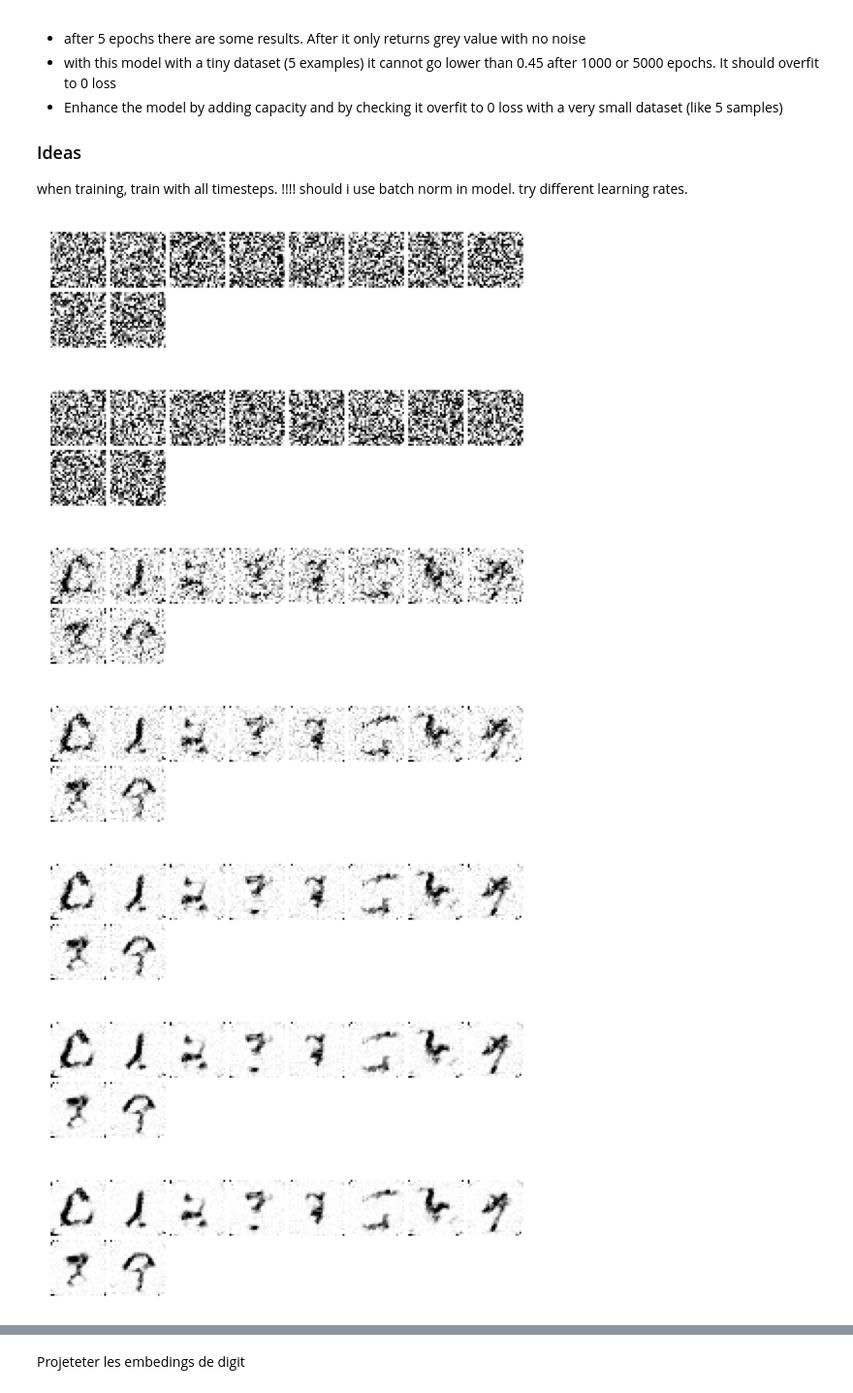
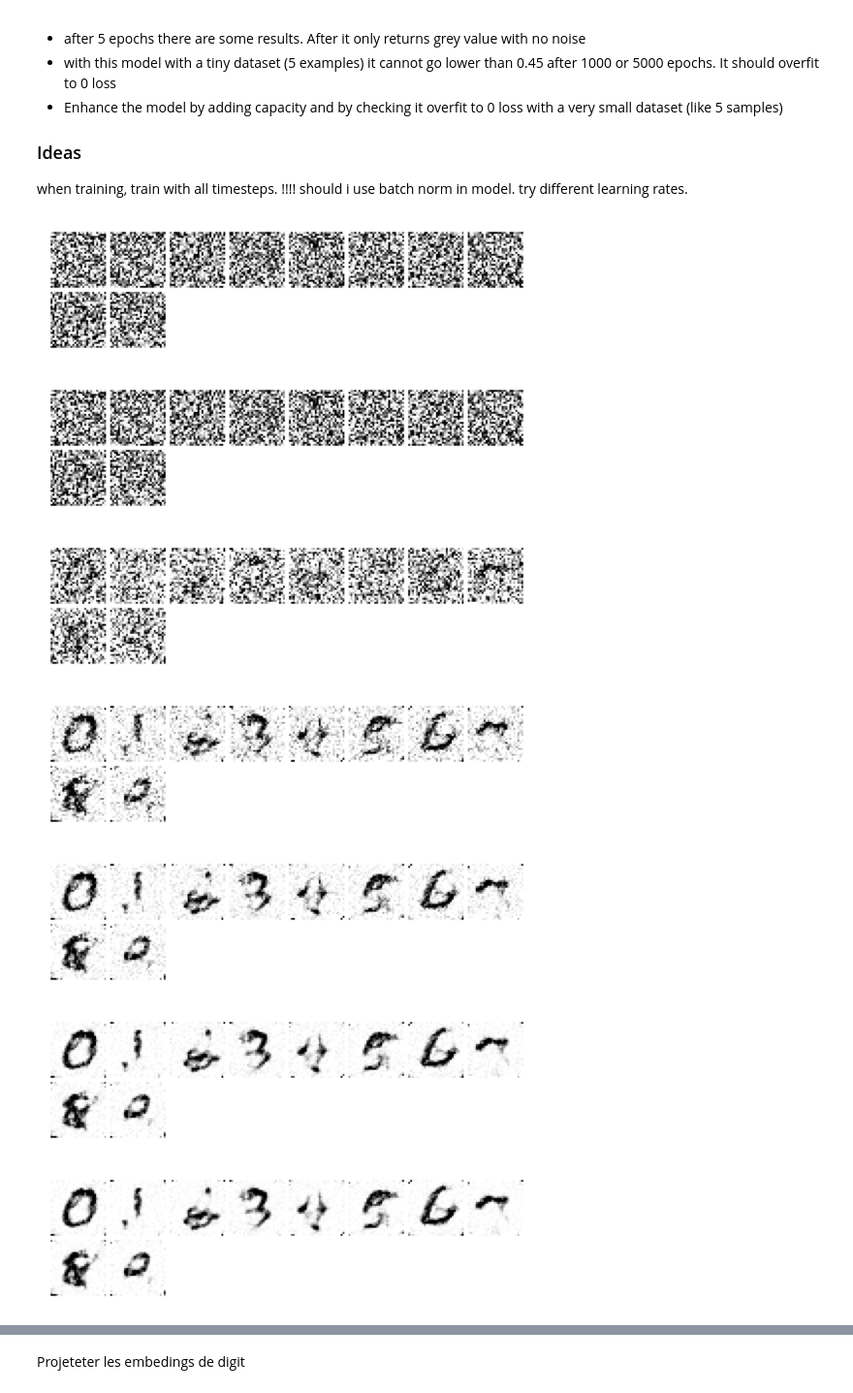
Before and after one commit to jean-kunz/cop_diffusion, a Jupyter notebook: nbks/diffusion_from_scratch.ipynb, the cells around one changed output, grey strips where cells are left out. Shown at 97% size. Cells and saved outputs as stored; diff of their text form; code cells hidden in the pictures.

Commit message:
update with 500 timesteps

```diff
--- a/nbks/diffusion_from_scratch.ipynb
+++ b/nbks/diffusion_from_scratch.ipynb
@@ -770,7 +775,7 @@ def train_model(
                 )
                 hooks = register_hooks()
 # %%
-num_time_steps = 1000
+num_time_steps = 500
 scheduler = DDPMScheduler(num_time_steps=num_time_steps, type="linear", device=device)
 
 batch_size = 512
@@ -778,8 +783,8 @@ log_interval = 50
 
 use_tiny_dataset = False
 model_id = "SimpleDiffusionModel"
-model_version = "0.12"
-use_tiny_dataset = True
+model_version = "0.13"
+use_tiny_dataset = False
 n_epochs = 10
 last_epoch_nb = 0
 ic.disable()
@@ -811,7 +816,7 @@ train_dataloader = DataLoader(train_dataset, batch_size=8, shuffle=True)
 x, y = next(iter(train_dataloader))
 x = x.to(device)
 y = y.to(device)
-t = torch.tensor([1, 10, 50, 100, 200, 500, 600, 800]).to(device)
+t = torch.tensor([1, 5, 10, 30, 50, 100, 200, 400]).to(device)
 x_noisy, noise = scheduler.add_noise_step(x, t)
 x_noisy = x_noisy.to(device)
 pred_noise = model(x_noisy, t, y)
@@ -886,38 +891,38 @@ def generate(
                 pred_noise = model(noised_samples, t, ctx)
                 noised_samples = scheduler.denoise_step(
                     pred_noise=pred_noise, x_noisy=noised_samples, t=t
                 )
                 # From t=900, samples.mean() is nan !!!!!
                 pbar.update(1)
                 pbar.set_postfix(
                     {
                         "timestep": i,
                     }
                 )
 
                 if i in show_timesteps:  # or i >995:
                     # show_images(pred_noise)
                     ic(pred_noise.mean(), pred_noise.std())
                     ic(noised_samples.mean(), noised_samples.std())
                     show_images(noised_samples)
 
 
 if not use_tiny_dataset:
     model_name = get_model_name(model_id, use_tiny_dataset=False)
     model = load_model(
         model_name=model_name, model_version=model_version, iter=n_epochs
     ).to(device)
     generate(
         model,
         numbers_to_gen=[0, 1, 2, 3, 4, 5, 6, 7, 8, 9],
         scheduler=scheduler,
-        show_timesteps=[900, 200, 100, 50, 20, 10, 4, 3, 2, 0],
+        show_timesteps=[499, 300, 100, 50, 20, 10, 4, 3, 2, 0],
     )
 # %% [output]
-[figure, old version]
+[figure, new version]
-[figure, old version]
+[figure, new version]
-[figure, old version]
+[figure, new version]
-[figure, old version]
+[figure, new version]
-[figure, old version]
+[figure, new version]
-[figure, old version]
+[figure, new version]
-[figure, old version]
+[figure, new version]
```
Also changed, not shown: parts of 3 cells of this notebook.
